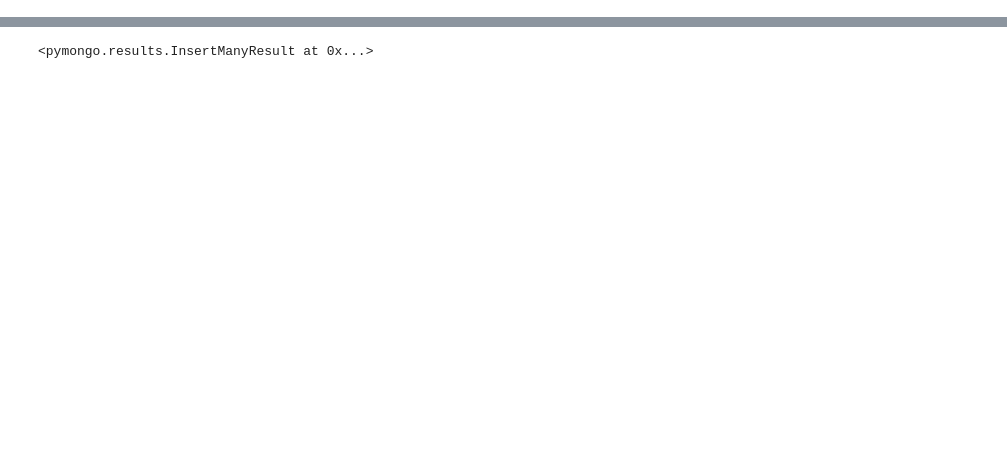
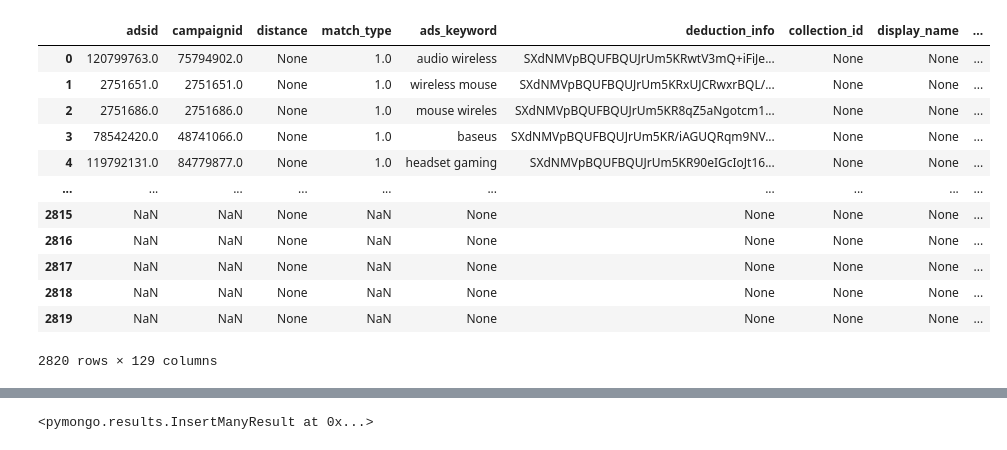
Before and after one commit to divawidia/scraping-ecommerce-product-with-api, a Jupyter notebook: shopee_api_scraping.ipynb, the cells around one changed output, grey strips where cells are left out. Cells and saved outputs as stored; diff of their text form; code cells hidden in the pictures; blank space fills up the shorter version.

```diff
--- a/shopee_api_scraping.ipynb
+++ b/shopee_api_scraping.ipynb
@@ -75,0 +72,17 @@ df
+# %%
+produk_duplikat = df[df.duplicated(['itemid'], keep=False)]
+produk_duplikat
+# %% [output]
+|  | adsid | campaignid | distance | match_type | ads_keyword | deduction_info | collection_id | display_name | ... |
+| 0 | 120799763.0 | 75794902.0 | None | 1.0 | audio wireless | SXdNMVpBQUFBQUJrUm5KRwtV3mQ+iFiJe... | None | None | ... |
+| 1 | 2751651.0 | 2751651.0 | None | 1.0 | wireless mouse | SXdNMVpBQUFBQUJrUm5KRxUJCRwxrBQL/... | None | None | ... |
+| 2 | 2751686.0 | 2751686.0 | None | 1.0 | mouse wireles | SXdNMVpBQUFBQUJrUm5KR8qZ5aNgotcm1... | None | None | ... |
+| 3 | 78542420.0 | 48741066.0 | None | 1.0 | baseus | SXdNMVpBQUFBQUJrUm5KR/iAGUQRqm9NV... | None | None | ... |
+| 4 | 119792131.0 | 84779877.0 | None | 1.0 | headset gaming | SXdNMVpBQUFBQUJrUm5KR90eIGcIoJt16... | None | None | ... |
+| ... | ... | ... | ... | ... | ... | ... | ... | ... | ... |
+| 2815 | NaN | NaN | None | NaN | None | None | None | None | ... |
+| 2816 | NaN | NaN | None | NaN | None | None | None | None | ... |
+| 2817 | NaN | NaN | None | NaN | None | None | None | None | ... |
+| 2818 | NaN | NaN | None | NaN | None | None | None | None | ... |
+| 2819 | NaN | NaN | None | NaN | None | None | None | None | ... |
+2820 rows × 129 columns
```
Also changed, not shown: parts of 19 cells of this notebook, 19 other files.
